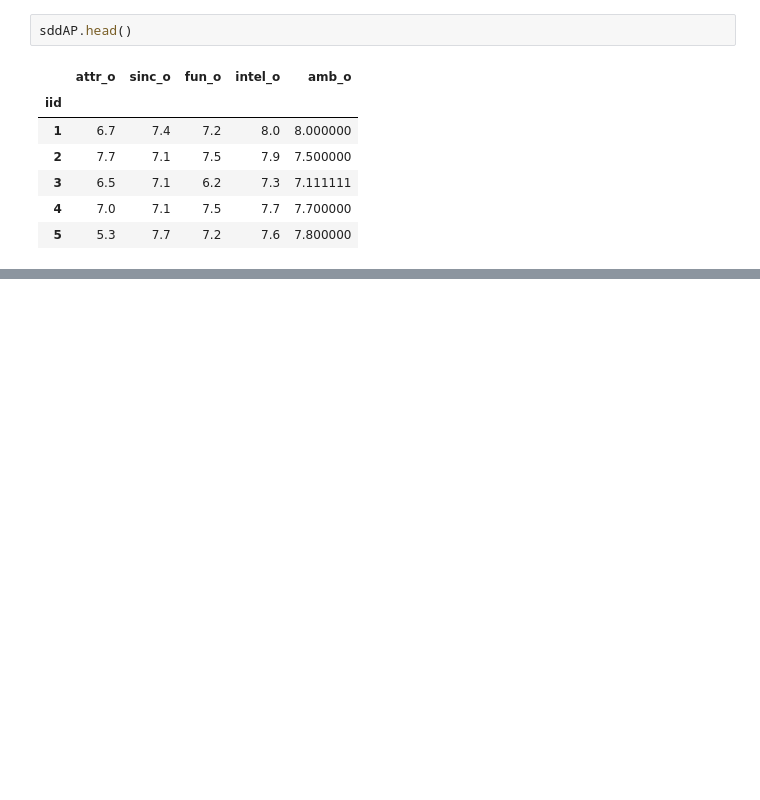
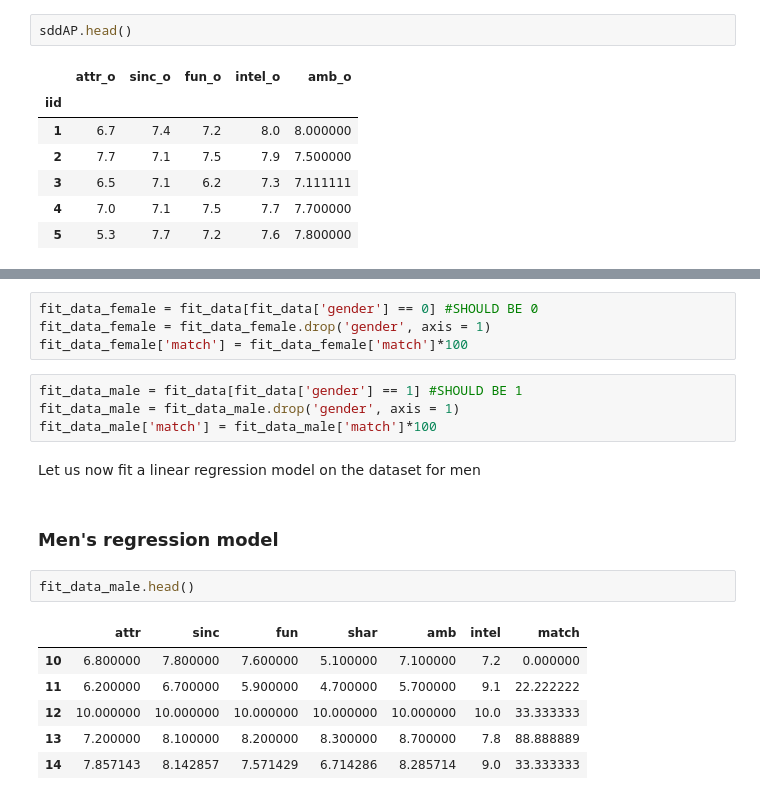
Before and after one commit to alexchouraki/Python-Project, a Jupyter notebook: Python Project.ipynb, the cells around one changed output, grey strips where cells are left out. Saved outputs shown, nothing was run; the diff lists cells and outputs as text; blank space fills up the shorter version.

```diff
--- a/Python Project.ipynb
+++ b/Python Project.ipynb
@@ -442,0 +527,21 @@ sddAP.head()
+# %%
+fit_data_female = fit_data[fit_data['gender'] == 0] #SHOULD BE 0
+fit_data_female = fit_data_female.drop('gender', axis = 1)
+fit_data_female['match'] = fit_data_female['match']*100
+# %%
+fit_data_male = fit_data[fit_data['gender'] == 1] #SHOULD BE 1
+fit_data_male = fit_data_male.drop('gender', axis = 1)
+fit_data_male['match'] = fit_data_male['match']*100
+# %% [markdown]
+Let us now fit a linear regression model on the dataset for men
+# %% [markdown]
+### Men's regression model
+# %%
+fit_data_male.head()
+# %% [output]
+|  | attr | sinc | fun | shar | amb | intel | match |
+| 10 | 6.800000 | 7.800000 | 7.600000 | 5.100000 | 7.100000 | 7.2 | 0.000000 |
+| 11 | 6.200000 | 6.700000 | 5.900000 | 4.700000 | 5.700000 | 9.1 | 22.222222 |
+| 12 | 10.000000 | 10.000000 | 10.000000 | 10.000000 | 10.000000 | 10.0 | 33.333333 |
+| 13 | 7.200000 | 8.100000 | 8.200000 | 8.300000 | 8.700000 | 7.8 | 88.888889 |
+| 14 | 7.857143 | 8.142857 | 7.571429 | 6.714286 | 8.285714 | 9.0 | 33.333333 |
```
Also changed, not shown: parts of 26 cells of this notebook.
